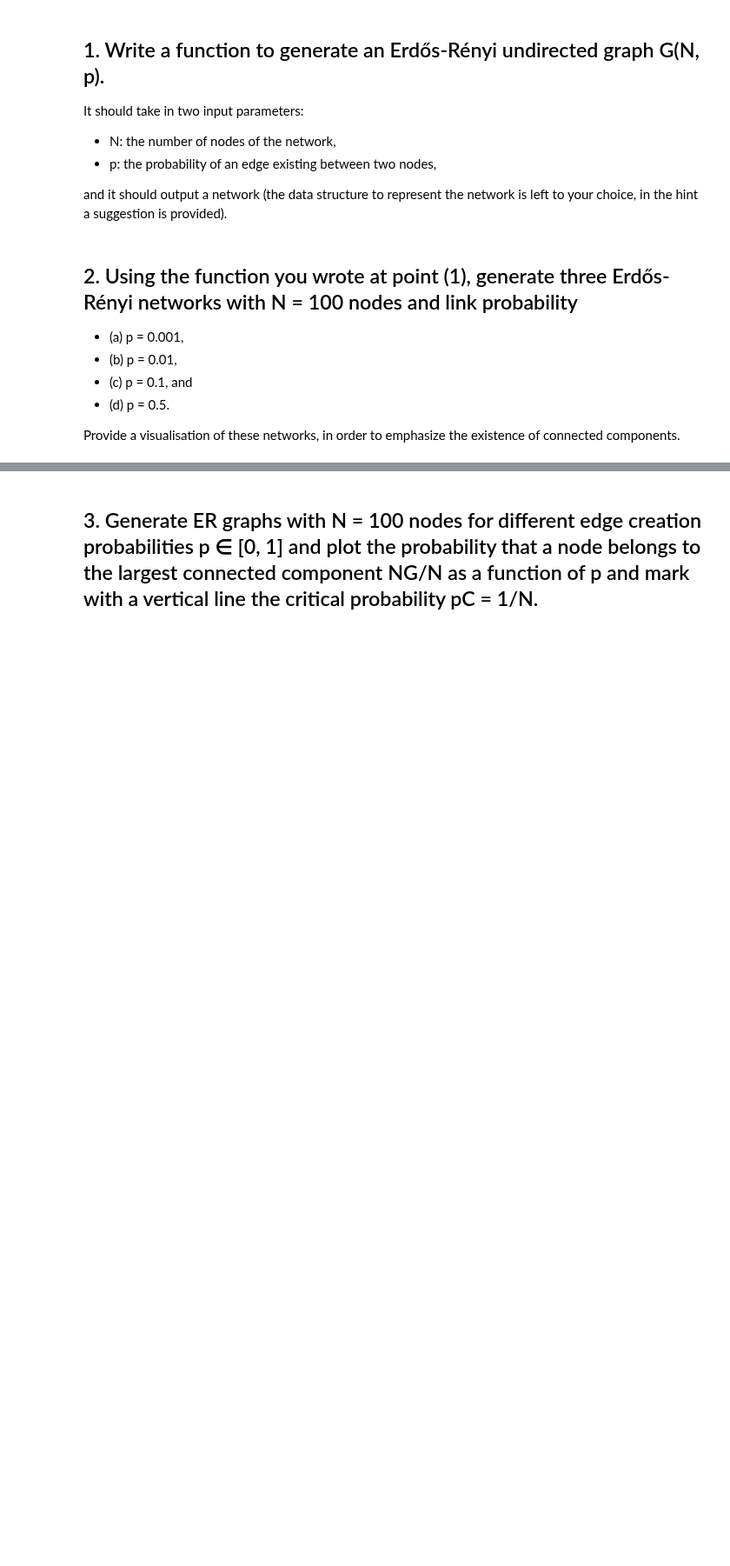
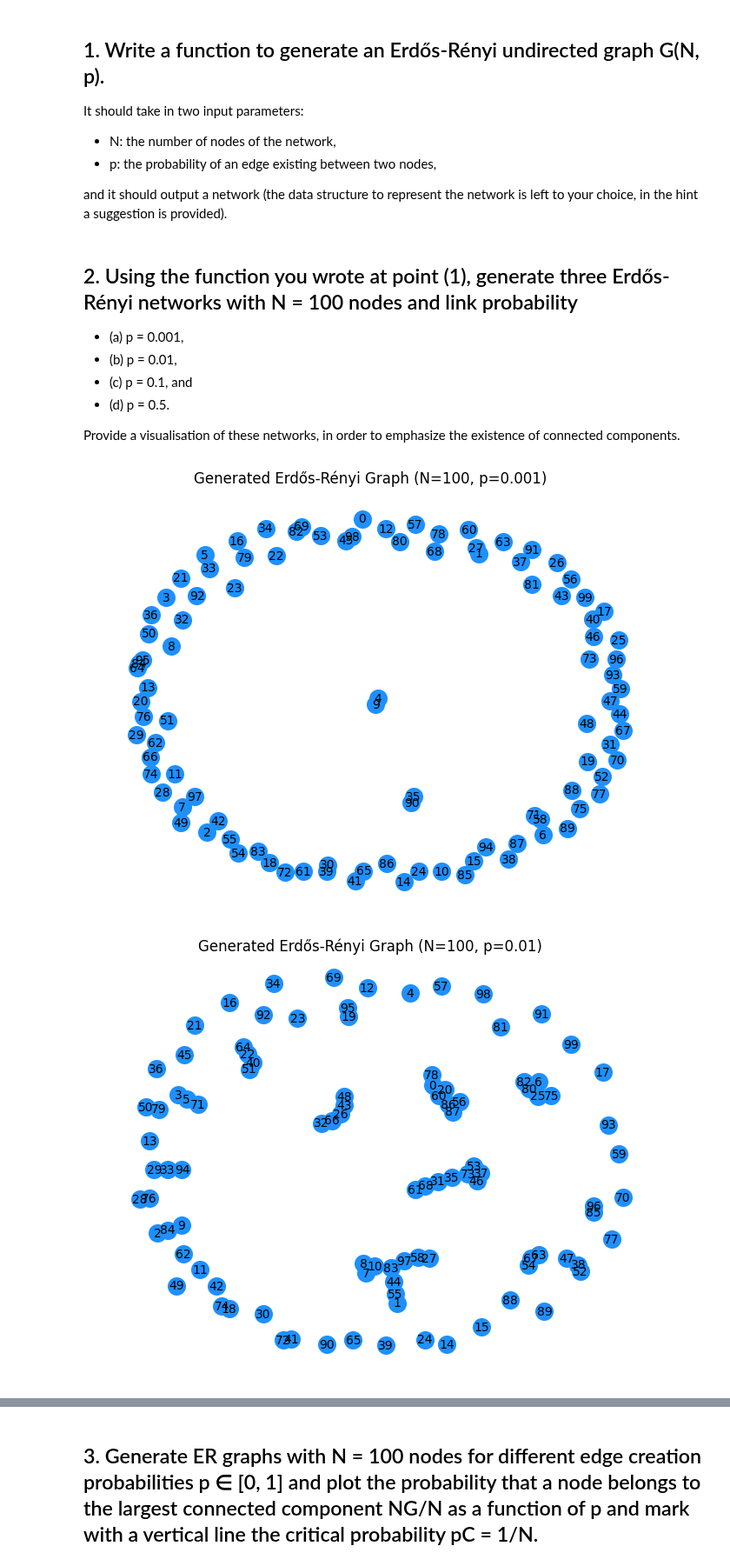
Before and after one commit to HuberNicolas/network-science-uzh, a Jupyter notebook: assignment-2/Assignment_02.ipynb, the cells around one changed output, grey strips where cells are left out. Shown at 87% size. Drawn from its saved outputs; the diff is of its cells as text; code cells hidden in the pictures; blank space fills up the shorter version.

Commit message:
ER model

```diff
--- a/assignment-2/Assignment_02.ipynb
+++ b/assignment-2/Assignment_02.ipynb
@@ -95,3 +99,24 @@ hint a suggestion is provided).
+# %%
+def generate_custom_erdos_renyi_graph(N, p):
+    # Precondition
+    if p < 0 or p > 1:
+        raise ValueError("Probability p must be in the range [0, 1]")
+
+
+    # Create a graph object
+    G = nx.Graph()
+
+    # Init N nodes
+    G.add_nodes_from(range(N))
+
+    # Model: each pair of 𝑁 nodes is connected with edge creation probability 𝑝
+    for i in range(N):
+        for j in range(i + 1, N):
+            # In total: N (N-1) * 0.5 possible links
+            if random.random() < p: # Select node with probability p
+                G.add_edge(i, j)
+
+    return G
 # %% [markdown]
 ## 2. Using the function you wrote at point (1), generate three Erdős-Rényi networks with N = 100 nodes and link probability
 - (a) p = 0.001,
@@ -100,3 +125,26 @@ hint a suggestion is provided).
 - (d) p = 0.5.
 
 Provide a visualisation of these networks, in order to emphasize the existence of connected components.
+# %%
+SEED = 42
+N = 100
+PROBABILITIES = [0.001, 0.01, 0.1, 0.5]
+# %%
+generated_networks = []
+# %%
+for p in PROBABILITIES:
+    g = generate_custom_erdos_renyi_graph(N, p)
+    generated_networks.append({"graph":g, "N": N, "p": p})
+    pos = nx.spring_layout(G=g, seed=SEED)  # Layout algorithm for node positions
+    nx.draw(g, pos, with_labels=True, node_size=200, node_color=COLOR_BLUE, edge_color=COLOR_RED, font_size=10)
+    plt.title(f"Generated Erdős-Rényi Graph (N={N}, p={p})")
+    plt.axis('off')
+
+
+    file_name = f"sample_network_N{N}_p{p}.png"
+    complete_plot_filename = os.path.join(OUTPUT_PATH_ER, file_name)
+    plt.savefig(complete_plot_filename)
+    plt.show()
+# %% [output]
+[figure, added]
+[figure, added]
```
Also changed, not shown: parts of 9 cells of this notebook, 6 other files.
